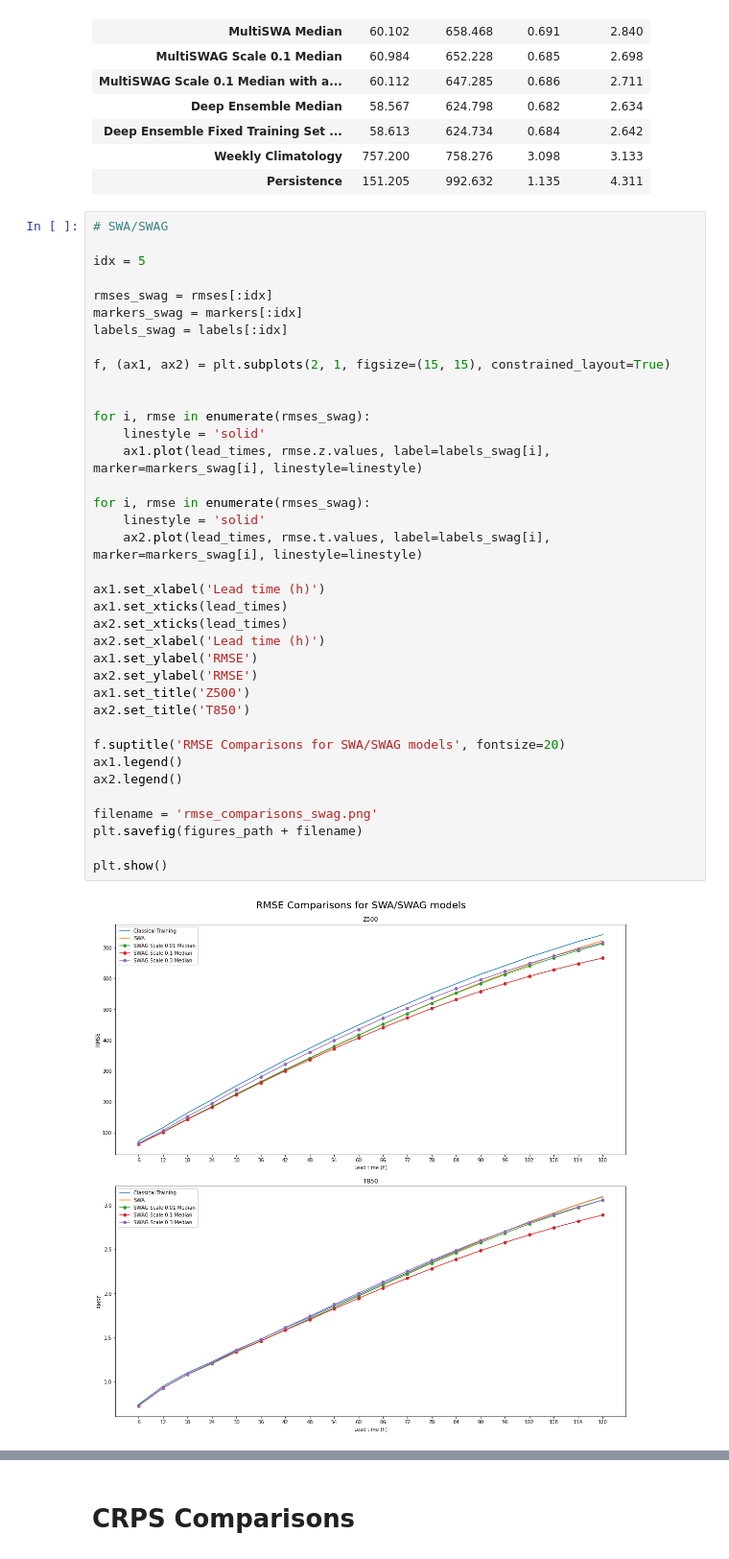
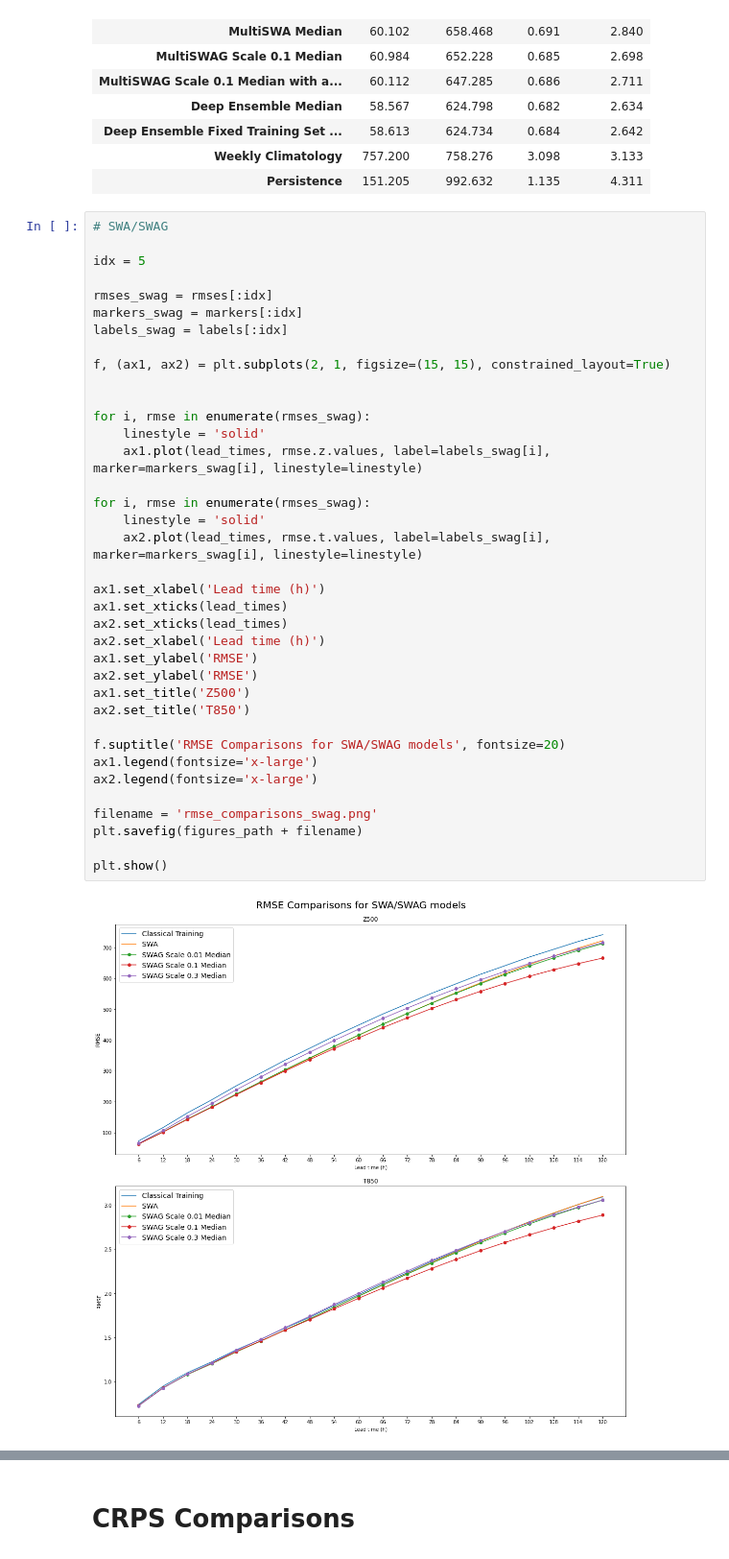
Before and after one commit to yasserhaddad/weather_prediction, a Jupyter notebook: notebooks/results_s02.ipynb, the cells around one changed output, grey strips where cells are left out. Shown at 96% size. Cells and saved outputs as stored; diff of their text form.

```diff
--- a/notebooks/results_s02.ipynb
+++ b/notebooks/results_s02.ipynb
@@ -176,36 +176,36 @@ rmses_swag = rmses[:idx]
 markers_swag = markers[:idx]
 labels_swag = labels[:idx]
 
 f, (ax1, ax2) = plt.subplots(2, 1, figsize=(15, 15), constrained_layout=True)
 
 
 for i, rmse in enumerate(rmses_swag):
     linestyle = 'solid'
     ax1.plot(lead_times, rmse.z.values, label=labels_swag[i], marker=markers_swag[i], linestyle=linestyle)
 
 for i, rmse in enumerate(rmses_swag):
     linestyle = 'solid'
     ax2.plot(lead_times, rmse.t.values, label=labels_swag[i], marker=markers_swag[i], linestyle=linestyle)
 
 ax1.set_xlabel('Lead time (h)')
 ax1.set_xticks(lead_times)
 ax2.set_xticks(lead_times)
 ax2.set_xlabel('Lead time (h)')
 ax1.set_ylabel('RMSE')
 ax2.set_ylabel('RMSE')
 ax1.set_title('Z500')
 ax2.set_title('T850')
 
 f.suptitle('RMSE Comparisons for SWA/SWAG models', fontsize=20)
-ax1.legend()
-ax2.legend()
+ax1.legend(fontsize='x-large')
+ax2.legend(fontsize='x-large')
 
 filename = 'rmse_comparisons_swag.png'
 plt.savefig(figures_path + filename)
 
 plt.show()
 # %% [output]
-[figure, old version]
+[figure, new version]
 # %%
 # Deep Ensemble
 
```
Also changed, not shown: parts of 5 cells of this notebook, 3 other files.
